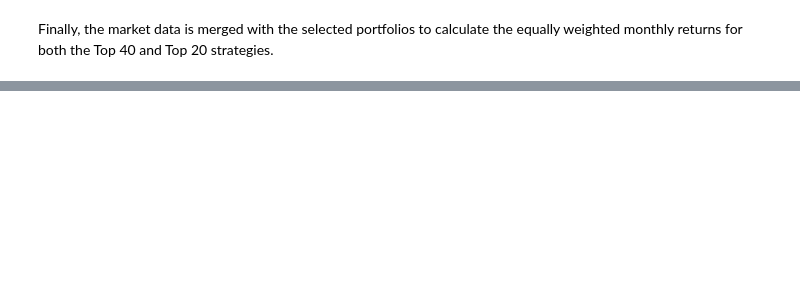
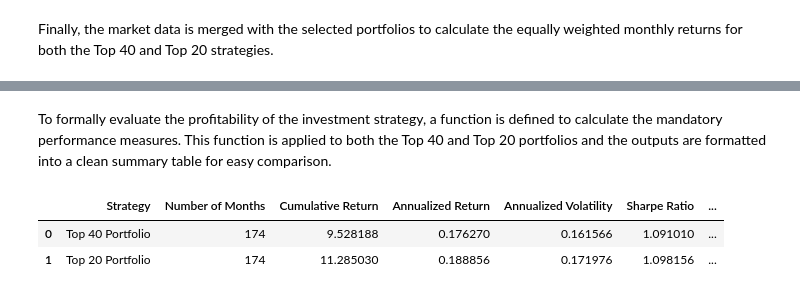
Before and after one commit to nekumonokat/ACCT655_AVI_Project, a Jupyter notebook: analysis.ipynb, the cells around one changed output, grey strips where cells are left out. Saved outputs shown, nothing was run; the diff lists cells and outputs as text; code cells hidden in the pictures; blank space fills up the shorter version.

Commit message:
Completed writeup for performance evaluation + visualisation

```diff
--- a/analysis.ipynb
+++ b/analysis.ipynb
@@ -1041,0 +1090,66 @@ Portfolio returns with stock counts:
+# %% [markdown]
+To formally evaluate the profitability of the investment strategy, a function is defined to calculate the mandatory performance measures. This function is applied to both the Top 40 and Top 20 portfolios and the outputs are formatted into a clean summary table for easy comparison.
+# %%
+# ------------------------------------------------------------
+# 10.2 Define performance metric function
+# ------------------------------------------------------------
+
+def calculate_performance(monthly_returns, strategy_name):
+    """
+    Calculate key portfolio performance metrics.
+    monthly_returns should be a pandas Series of monthly returns.
+    """
+
+    monthly_returns = monthly_returns.dropna()
+
+    # Number of months and years
+    n_months = len(monthly_returns)
+    n_years = n_months / 12
+
+    # Cumulative return
+    cumulative_return = (1 + monthly_returns).prod() - 1
+    # Annualized return
+    annualized_return = (1 + cumulative_return) ** (1 / n_years) - 1
+    # Annualized volatility
+    annualized_volatility = monthly_returns.std() * np.sqrt(12)
+
+    # Sharpe ratio: Simplified Sharpe ratio without risk-free rate
+    sharpe_ratio = annualized_return / annualized_volatility
+
+    # Cumulative wealth index
+    wealth_index = (1 + monthly_returns).cumprod()
+
+    # Maximum drawdown
+    running_max = wealth_index.cummax()
+    drawdown = wealth_index / running_max - 1
+    max_drawdown = drawdown.min()
+
+    return {
+        "Strategy": strategy_name,
+        "Number of Months": n_months,
+        "Cumulative Return": cumulative_return,
+        "Annualized Return": annualized_return,
+        "Annualized Volatility": annualized_volatility,
+        "Sharpe Ratio": sharpe_ratio,
+        "Maximum Drawdown": max_drawdown
+    }
+
+# ------------------------------------------------------------
+# 10.3 Calculate performance for Top 40 and Top 20 portfolios
+# ------------------------------------------------------------
+
+top40_perf = calculate_performance(
+    portfolio_returns["top40_return"],
+    "Top 40 Portfolio"
+)
+top20_perf = calculate_performance(
+    portfolio_returns["top20_return"],
+    "Top 20 Portfolio"
+)
+
+performance_summary = pd.DataFrame([top40_perf, top20_perf])
+performance_summary
+# %% [output]
+|  | Strategy | Number of Months | Cumulative Return | Annualized Return | Annualized Volatility | Sharpe Ratio | ... |
+| 0 | Top 40 Portfolio | 174 | 9.528188 | 0.176270 | 0.161566 | 1.091010 | ... |
+| 1 | Top 20 Portfolio | 174 | 11.285030 | 0.188856 | 0.171976 | 1.098156 | ... |
```
Also changed, not shown: parts of 16 cells of this notebook.
